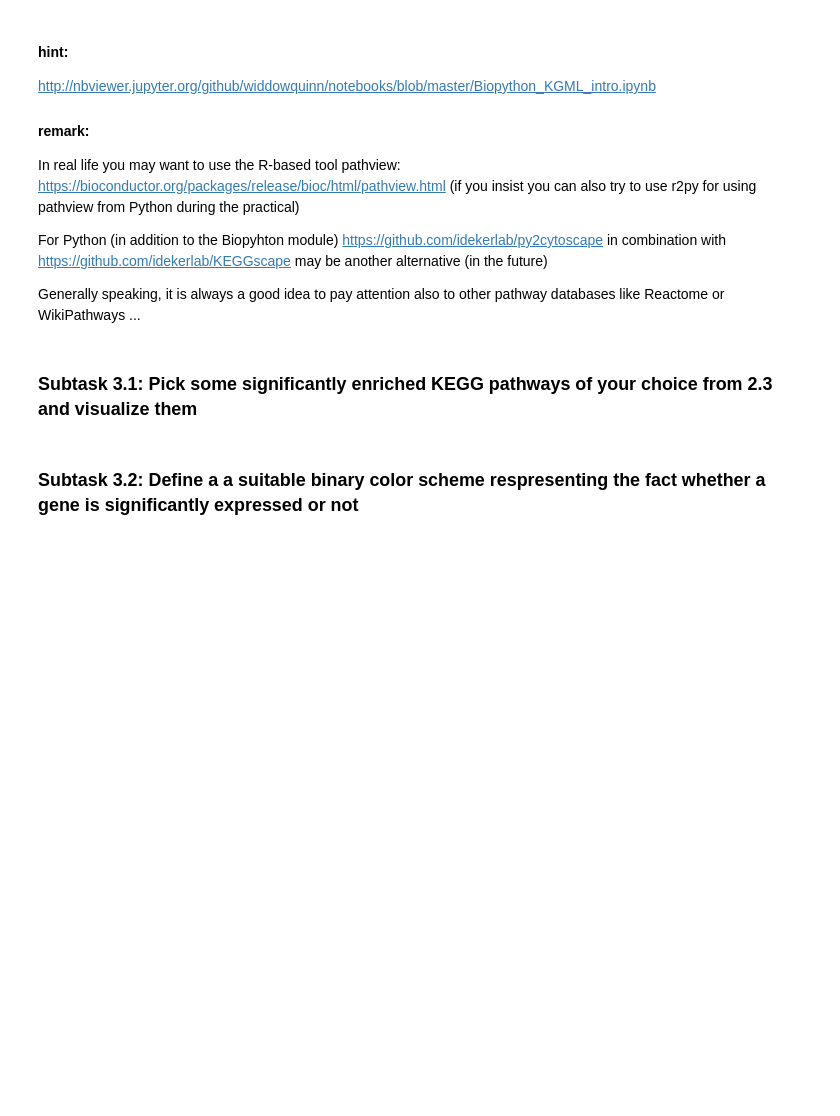
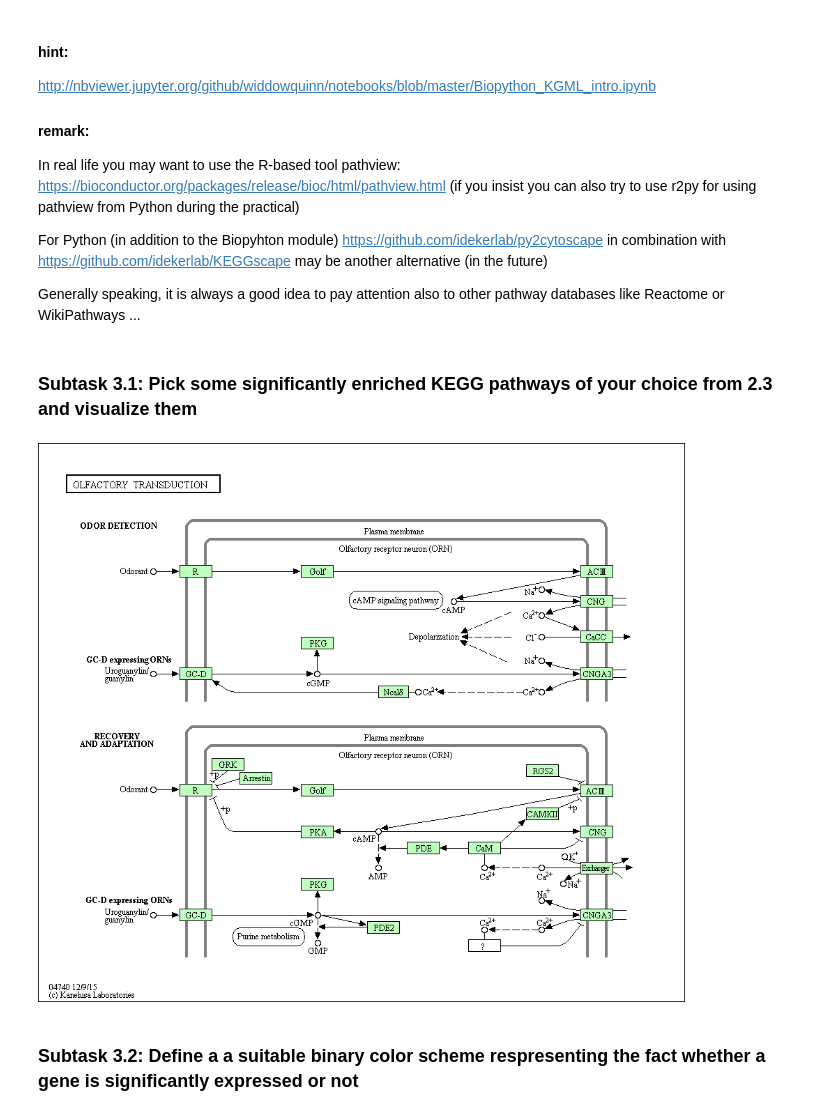
Before and after one commit to Telocontar/IntegratedBioinformatics, a Jupyter notebook: notebooks/DayY_Pathways.ipynb, the cells around one changed output. Cells and saved outputs as stored; diff of their text form; code cells hidden in the pictures; blank space fills up the shorter version.

```diff
--- a/notebooks/DayY_Pathways.ipynb
+++ b/notebooks/DayY_Pathways.ipynb
@@ -565,0 +579,4 @@ Generally speaking, it is always a good idea to pay attention also to other path
+# %%
+Image(kegg_get("mmu04740", "image").read())
+# %% [output]
+[figure, added]
```
Also changed, not shown: parts of 24 cells of this notebook.
